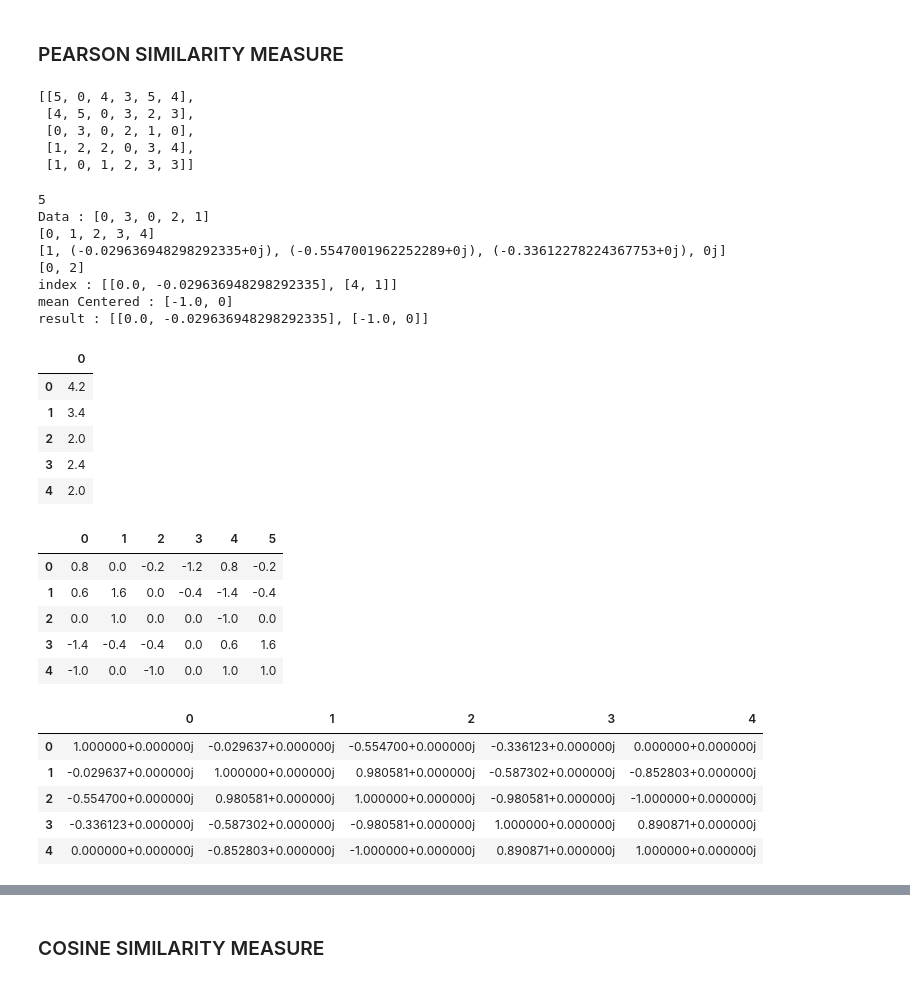
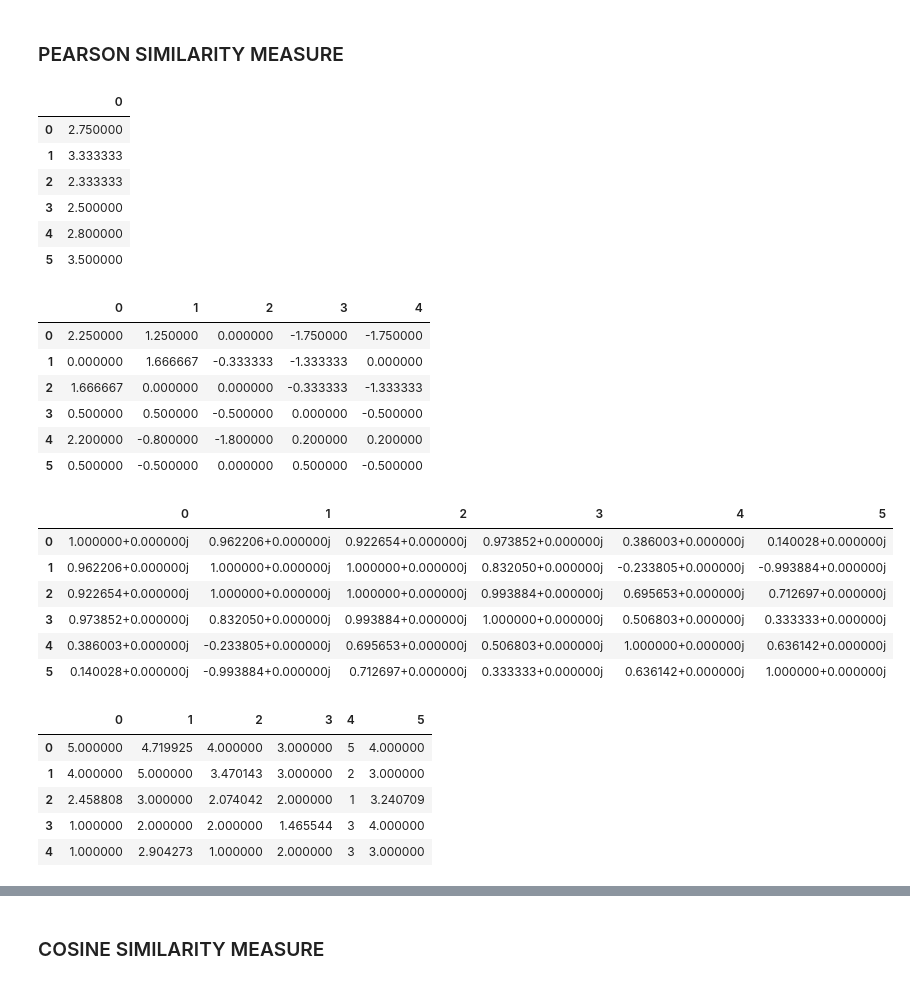
Before and after one commit to DimasDliyaurR/similarity-measure-collaborative-filtering-srp, a Jupyter notebook: main.ipynb, the cells around one changed output, grey strips where cells are left out. Drawn from its saved outputs; the diff is of its cells as text; code cells hidden in the pictures.

```diff
--- a/main.ipynb
+++ b/main.ipynb
@@ -54,49 +54,44 @@ meanC.getMeanCenteredDataFrame()
 | 5 | 0.500000 | -0.500000 | 0.000000 | 0.500000 | -0.500000 |
 # %% [markdown]
 ### PEARSON SIMILARITY MEASURE
-# %%
-matrix
-# %% [output]
-[[5, 0, 4, 3, 5, 4],
- [4, 5, 0, 3, 2, 3],
- [0, 3, 0, 2, 1, 0],
- [1, 2, 2, 0, 3, 4],
- [1, 0, 1, 2, 3, 3]]
 # %%
-similarity_pearson = similarity.Pearson(matrix,1)
+similarity_pearson = similarity.Pearson(matrix,opsional=0,k=2)
-# %% [output]
-5
-Data : [0, 3, 0, 2, 1]
-[0, 1, 2, 3, 4]
-[1, (-0.029636948298292335+0j), (-0.5547001962252289+0j), (-0.33612278224367753+0j), 0j]
-[0, 2]
-index : [[0.0, -0.029636948298292335], [4, 1]]
-mean Centered : [-1.0, 0]
-result : [[0.0, -0.029636948298292335], [-1.0, 0]]
 # %%
 similarity_pearson.getMeanListDataFrame()
 # %% [output]
 |  | 0 |
-| 0 | 4.2 |
-| 1 | 3.4 |
-| 2 | 2.0 |
-| 3 | 2.4 |
-| 4 | 2.0 |
+| 0 | 2.750000 |
+| 1 | 3.333333 |
+| 2 | 2.333333 |
+| 3 | 2.500000 |
+| 4 | 2.800000 |
+| 5 | 3.500000 |
 # %%
 similarity_pearson.getMeanCenteredDataFrame()
 # %% [output]
-|  | 0 | 1 | 2 | 3 | 4 | 5 |
-| 0 | 0.8 | 0.0 | -0.2 | -1.2 | 0.8 | -0.2 |
-| 1 | 0.6 | 1.6 | 0.0 | -0.4 | -1.4 | -0.4 |
-| 2 | 0.0 | 1.0 | 0.0 | 0.0 | -1.0 | 0.0 |
-| 3 | -1.4 | -0.4 | -0.4 | 0.0 | 0.6 | 1.6 |
-| 4 | -1.0 | 0.0 | -1.0 | 0.0 | 1.0 | 1.0 |
+|  | 0 | 1 | 2 | 3 | 4 |
+| 0 | 2.250000 | 1.250000 | 0.000000 | -1.750000 | -1.750000 |
+| 1 | 0.000000 | 1.666667 | -0.333333 | -1.333333 | 0.000000 |
+| 2 | 1.666667 | 0.000000 | 0.000000 | -0.333333 | -1.333333 |
+| 3 | 0.500000 | 0.500000 | -0.500000 | 0.000000 | -0.500000 |
+| 4 | 2.200000 | -0.800000 | -1.800000 | 0.200000 | 0.200000 |
+| 5 | 0.500000 | -0.500000 | 0.000000 | 0.500000 | -0.500000 |
 # %%
-similarity_pearson.getDataFrame()
+similarity_pearson.getSimilarityDataFrame()
 # %% [output]
-|  | 0 | 1 | 2 | 3 | 4 |
-| 0 | 1.000000+0.000000j | -0.029637+0.000000j | -0.554700+0.000000j | -0.336123+0.000000j | 0.000000+0.000000j |
-| 1 | -0.029637+0.000000j | 1.000000+0.000000j | 0.980581+0.000000j | -0.587302+0.000000j | -0.852803+0.000000j |
-| 2 | -0.554700+0.000000j | 0.980581+0.000000j | 1.000000+0.000000j | -0.980581+0.000000j | -1.000000+0.000000j |
-| 3 | -0.336123+0.000000j | -0.587302+0.000000j | -0.980581+0.000000j | 1.000000+0.000000j | 0.890871+0.000000j |
-| 4 | 0.000000+0.000000j | -0.852803+0.000000j | -1.000000+0.000000j | 0.890871+0.000000j | 1.000000+0.000000j |
+|  | 0 | 1 | 2 | 3 | 4 | 5 |
+| 0 | 1.000000+0.000000j | 0.962206+0.000000j | 0.922654+0.000000j | 0.973852+0.000000j | 0.386003+0.000000j | 0.140028+0.000000j |
+| 1 | 0.962206+0.000000j | 1.000000+0.000000j | 1.000000+0.000000j | 0.832050+0.000000j | -0.233805+0.000000j | -0.993884+0.000000j |
+| 2 | 0.922654+0.000000j | 1.000000+0.000000j | 1.000000+0.000000j | 0.993884+0.000000j | 0.695653+0.000000j | 0.712697+0.000000j |
+| 3 | 0.973852+0.000000j | 0.832050+0.000000j | 0.993884+0.000000j | 1.000000+0.000000j | 0.506803+0.000000j | 0.333333+0.000000j |
+| 4 | 0.386003+0.000000j | -0.233805+0.000000j | 0.695653+0.000000j | 0.506803+0.000000j | 1.000000+0.000000j | 0.636142+0.000000j |
+| 5 | 0.140028+0.000000j | -0.993884+0.000000j | 0.712697+0.000000j | 0.333333+0.000000j | 0.636142+0.000000j | 1.000000+0.000000j |
+# %%
+similarity_pearson.getPredictionDataFrame()
+# %% [output]
+|  | 0 | 1 | 2 | 3 | 4 | 5 |
+| 0 | 5.000000 | 4.719925 | 4.000000 | 3.000000 | 5 | 4.000000 |
+| 1 | 4.000000 | 5.000000 | 3.470143 | 3.000000 | 2 | 3.000000 |
+| 2 | 2.458808 | 3.000000 | 2.074042 | 2.000000 | 1 | 3.240709 |
+| 3 | 1.000000 | 2.000000 | 2.000000 | 1.465544 | 3 | 4.000000 |
+| 4 | 1.000000 | 2.904273 | 1.000000 | 2.000000 | 3 | 3.000000 |
```
Also changed, not shown: parts of 17 cells of this notebook, 4 other files.
